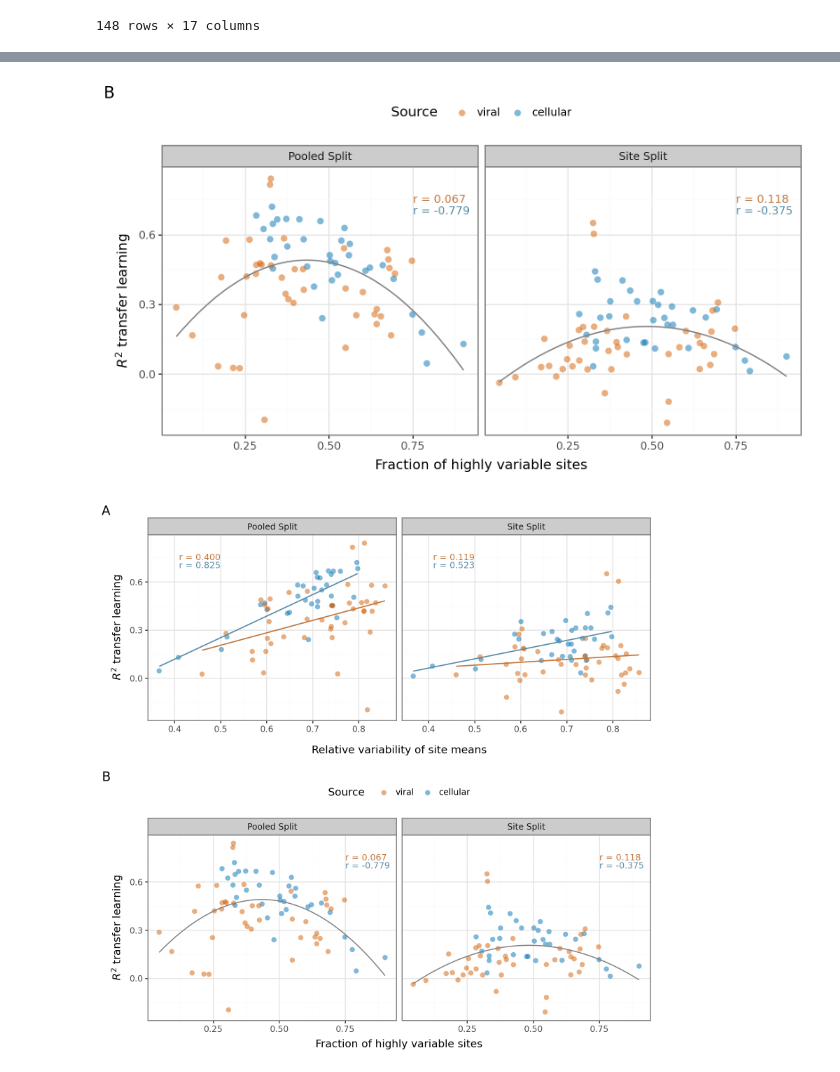
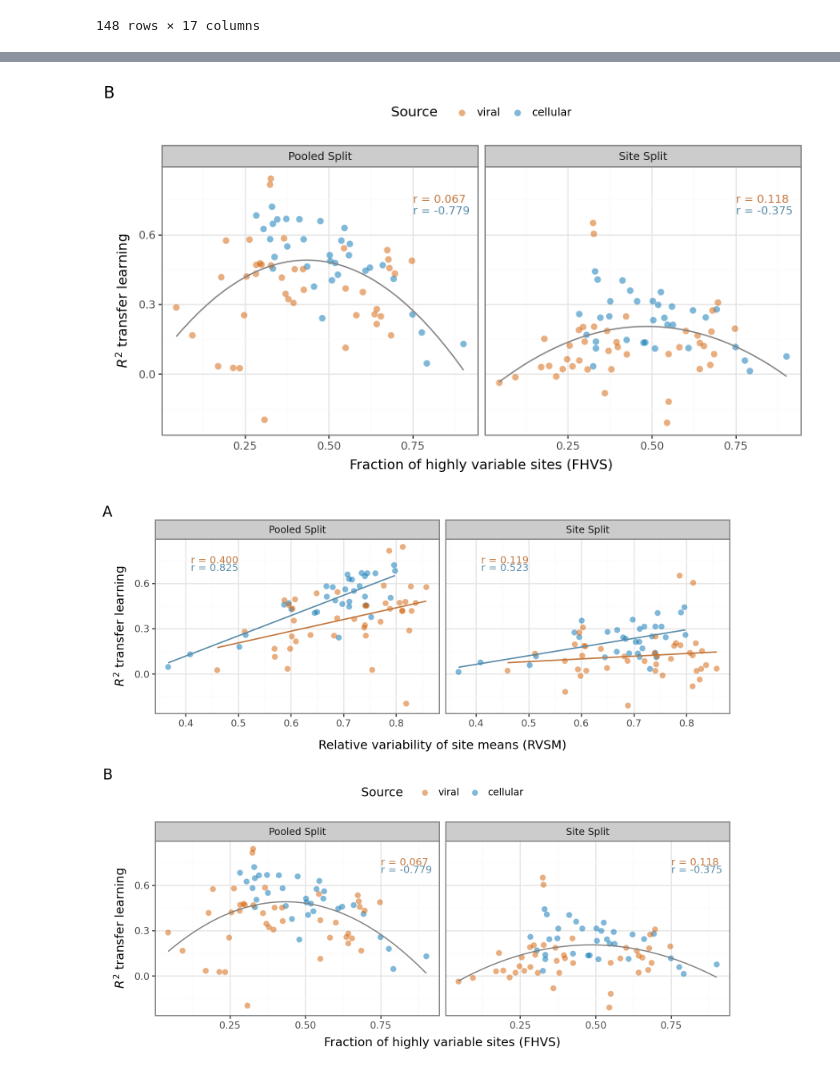
Before and after one commit to ziul-bio/DMS-SiteEffect-PLM, a Jupyter notebook: notebooks/variability_metrics.ipynb, the cells around one changed output, grey strips where cells are left out. Drawn from its saved outputs; the diff is of its cells as text; code cells hidden in the pictures.

```diff
--- a/notebooks/variability_metrics.ipynb
+++ b/notebooks/variability_metrics.ipynb
@@ -606,7 +606,7 @@ RVSM = (
     + pln.theme(legend_position='none', figure_size=(8, 4.5))
     + pln.labs(
          y='$R^2$ transfer learning',
-        x= 'Relative variability of site means',
+        x= 'Relative variability of site means (RVSM)',
         tag='A')
     )
 RVSM
@@ -637,17 +637,17 @@ FHVS = (
     + pln.theme(legend_position='top', figure_size=(8, 4.5))
     + pln.labs(
         y='$R^2$ transfer learning',
-        x= 'Fraction of highly variable sites',
+        x= 'Fraction of highly variable sites (FHVS)',
         tag='B')
     )
 
 FHVS
 # %% [output]
-[figure, old version]
+[figure, new version]
 # %%
 comp = RVSM / FHVS
-plot = comp + pln.theme(figure_size=(8, 8))
-plot.save(filename='../experiments/figures/supp4_var_metrics_Site_Split.png', dpi=600)
+plot = comp + pln.theme(figure_size=(8, 7))
+plot.save(filename='../experiments/figures/supp3_var_metrics_Site_Split.png', dpi=600)
 plot
 # %% [output]
-[figure, old version]
+[figure, new version]
```
Also changed, not shown: parts of 1 cell of this notebook, 1 other file.
